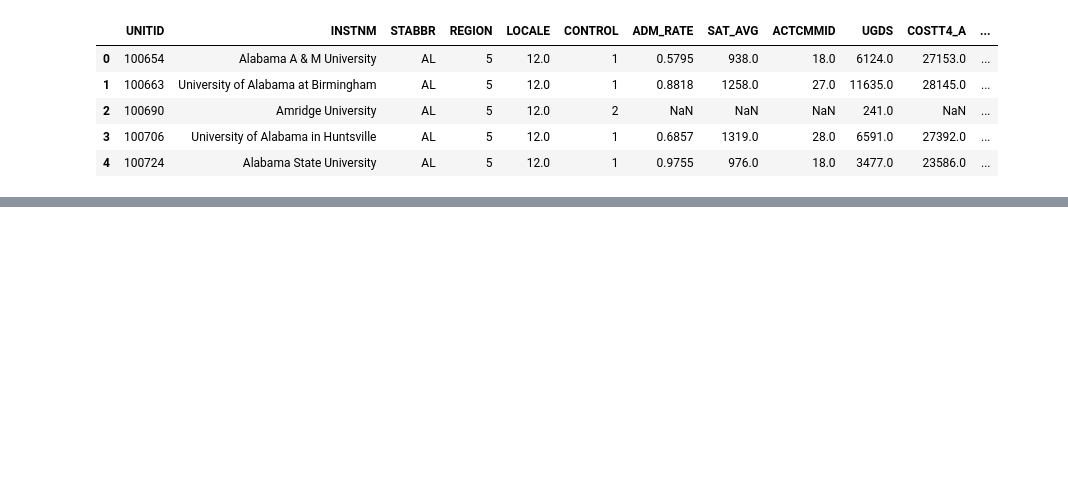
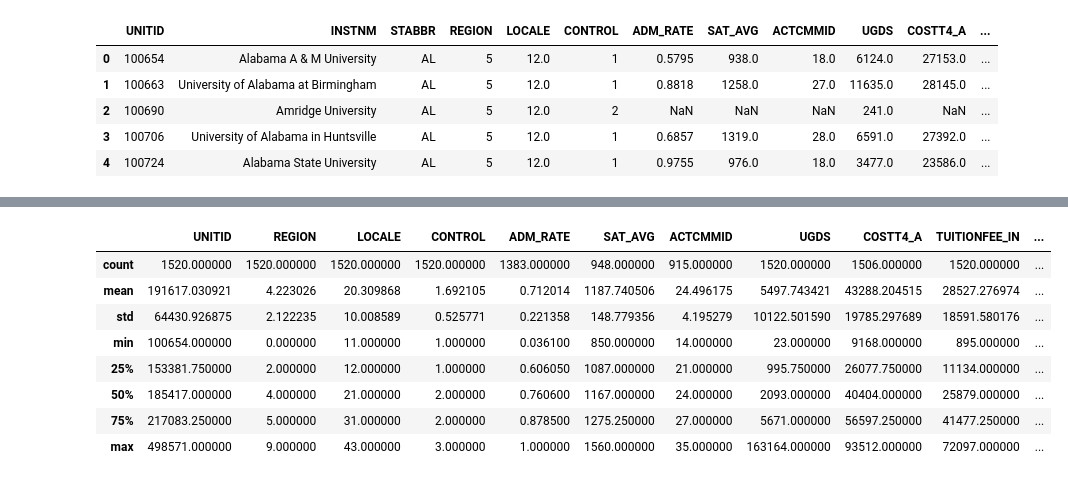
Before and after one commit to mjwillis717-coder/dsrp, a Jupyter notebook: DSRP_Education.ipynb, the cells around one changed output, grey strips where cells are left out. Drawn from its saved outputs; the diff is of its cells as text; code cells hidden in the pictures; blank space fills up the shorter version.

```diff
--- a/DSRP_Education.ipynb
+++ b/DSRP_Education.ipynb
@@ -16,0 +66,12 @@ college_df.head()
+# %%
+college_df.describe()
+# %% [output]
+|  | UNITID | REGION | LOCALE | CONTROL | ADM_RATE | SAT_AVG | ACTCMMID | UGDS | COSTT4_A | TUITIONFEE_IN | ... |
+| count | 1520.000000 | 1520.000000 | 1520.000000 | 1520.000000 | 1383.000000 | 948.000000 | 915.000000 | 1520.000000 | 1506.000000 | 1520.000000 | ... |
+| mean | 191617.030921 | 4.223026 | 20.309868 | 1.692105 | 0.712014 | 1187.740506 | 24.496175 | 5497.743421 | 43288.204515 | 28527.276974 | ... |
+| std | 64430.926875 | 2.122235 | 10.008589 | 0.525771 | 0.221358 | 148.779356 | 4.195279 | 10122.501590 | 19785.297689 | 18591.580176 | ... |
+| min | 100654.000000 | 0.000000 | 11.000000 | 1.000000 | 0.036100 | 850.000000 | 14.000000 | 23.000000 | 9168.000000 | 895.000000 | ... |
+| 25% | 153381.750000 | 2.000000 | 12.000000 | 1.000000 | 0.606050 | 1087.000000 | 21.000000 | 995.750000 | 26077.750000 | 11134.000000 | ... |
+| 50% | 185417.000000 | 4.000000 | 21.000000 | 2.000000 | 0.760600 | 1167.000000 | 24.000000 | 2093.000000 | 40404.000000 | 25879.000000 | ... |
+| 75% | 217083.250000 | 5.000000 | 31.000000 | 2.000000 | 0.878500 | 1275.250000 | 27.000000 | 5671.000000 | 56597.250000 | 41477.250000 | ... |
+| max | 498571.000000 | 9.000000 | 43.000000 | 3.000000 | 1.000000 | 1560.000000 | 35.000000 | 163164.000000 | 93512.000000 | 72097.000000 | ... |
```
Also changed, not shown: parts of 6 cells of this notebook.
